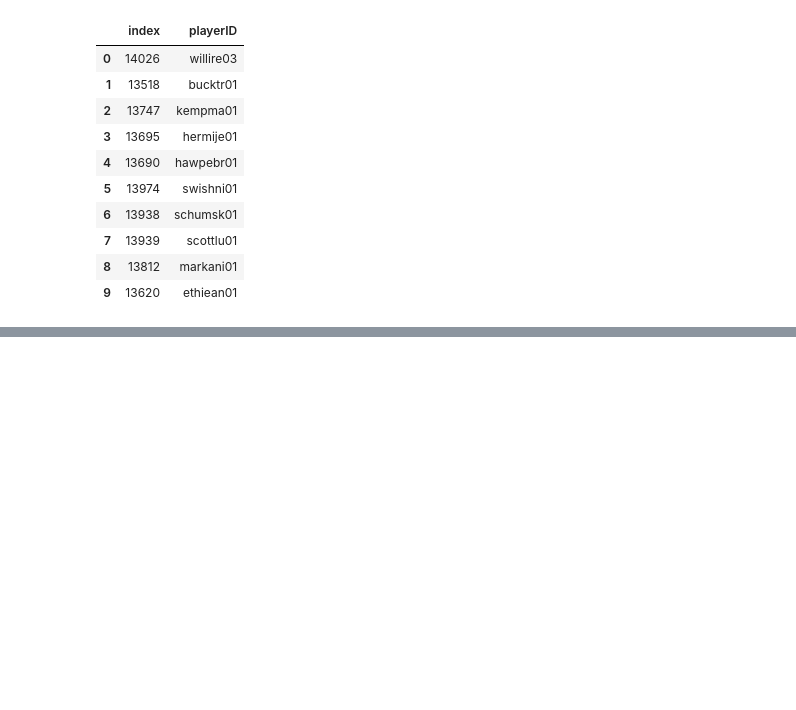
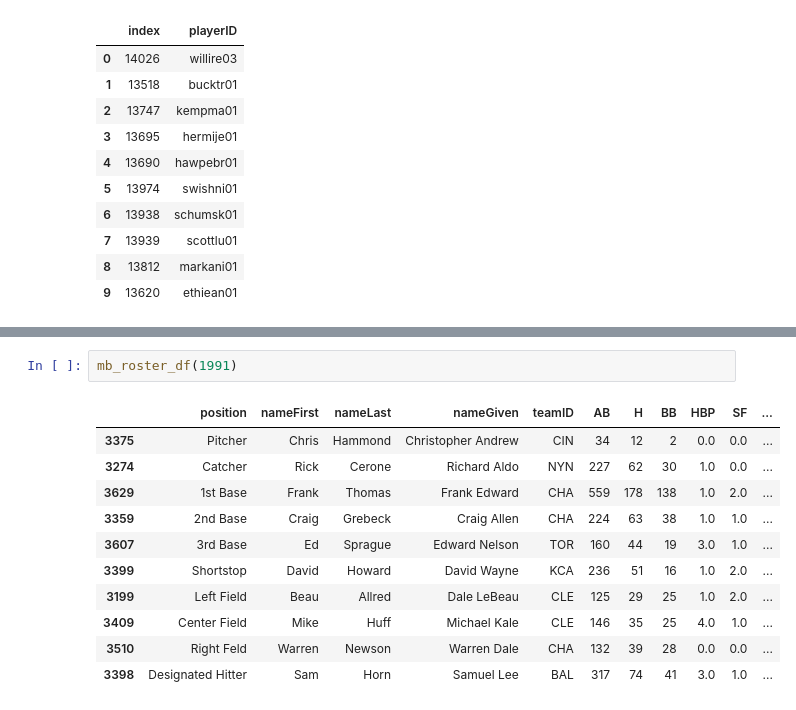
Before and after one commit to mpatterson73/moneyball, a Jupyter notebook: Notebooks/moneyball_rosters.ipynb, the cells around one changed output, grey strips where cells are left out. Cells and saved outputs as stored; diff of their text form; blank space fills up the shorter version.

```diff
--- a/Notebooks/moneyball_rosters.ipynb
+++ b/Notebooks/moneyball_rosters.ipynb
@@ -121,0 +129,14 @@ The 2000 moneyball roster providing the best value is:
+# %%
+mb_roster_df(1991)
+# %% [output]
+|  | position | nameFirst | nameLast | nameGiven | teamID | AB | H | BB | HBP | SF | ... |
+| 3375 | Pitcher | Chris | Hammond | Christopher Andrew | CIN | 34 | 12 | 2 | 0.0 | 0.0 | ... |
+| 3274 | Catcher | Rick | Cerone | Richard Aldo | NYN | 227 | 62 | 30 | 1.0 | 0.0 | ... |
+| 3629 | 1st Base | Frank | Thomas | Frank Edward | CHA | 559 | 178 | 138 | 1.0 | 2.0 | ... |
+| 3359 | 2nd Base | Craig | Grebeck | Craig Allen | CHA | 224 | 63 | 38 | 1.0 | 1.0 | ... |
+| 3607 | 3rd Base | Ed | Sprague | Edward Nelson | TOR | 160 | 44 | 19 | 3.0 | 1.0 | ... |
+| 3399 | Shortstop | David | Howard | David Wayne | KCA | 236 | 51 | 16 | 1.0 | 2.0 | ... |
+| 3199 | Left Field | Beau | Allred | Dale LeBeau | CLE | 125 | 29 | 25 | 1.0 | 2.0 | ... |
+| 3409 | Center Field | Mike | Huff | Michael Kale | CLE | 146 | 35 | 25 | 4.0 | 1.0 | ... |
+| 3510 | Right Feld | Warren | Newson | Warren Dale | CHA | 132 | 39 | 28 | 0.0 | 0.0 | ... |
+| 3398 | Designated Hitter | Sam | Horn | Samuel Lee | BAL | 317 | 74 | 41 | 3.0 | 1.0 | ... |
```
Also changed, not shown: parts of 6 cells of this notebook.
